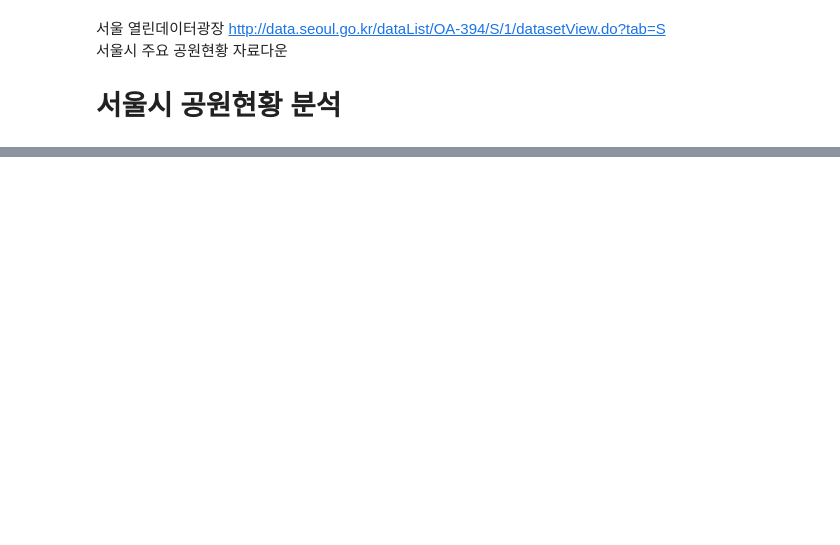
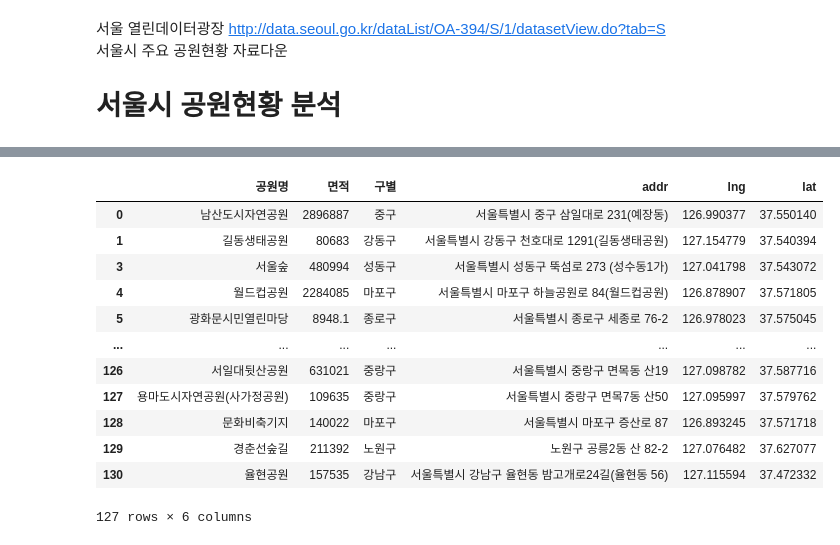
Before and after one commit to EGEG1212/Data-Analysis-2020, a Jupyter notebook: 07.Seoul/04_Park.ipynb, the cells around one changed output, grey strips where cells are left out. Cells and saved outputs as stored; diff of their text form; code cells hidden in the pictures; blank space fills up the shorter version.

```diff
--- a/07.Seoul/04_Park.ipynb
+++ b/07.Seoul/04_Park.ipynb
@@ -53,0 +100,4 @@ KeyError: "['area'] not in index"
+# %%
+# 129번행의 컬럼구별에 '노원구'값 넣기
+parkdf['구별'][129] = '노원구'
+parkdf.info()       #오~ 모두129개확인완료!
@@ -53,0 +146,3 @@ KeyError: "['area'] not in index"
+# %%
+# 인덱스2의 과천시 삭제
+parkdf.drop([2], inplace=True)
@@ -53,0 +179,3 @@ KeyError: "['area'] not in index"
+# %%
+parkdf.drop([6], inplace=True)
+parkdf.info()
@@ -53,0 +196,9 @@ KeyError: "['area'] not in index"
+# %%
+#면적부분 정리과정
+a_l = []
+for i in parkdf.index:
+    a = parkdf['면적'].str.split('㎡')[i][0]
+    a = a.strip('㎥ ')
+    a = a.strip('m²')
+    a = a.strip('총 ')
+    a_l.append(a.replace('m2',''))
@@ -53,0 +225,17 @@ KeyError: "['area'] not in index"
+# %%
+parkdf['면적'] = a_l # 컬럼면적 전처리한 부분을 다시 대입
+parkdf
+# %% [output]
+|  | 공원명 | 면적 | 구별 | addr | lng | lat |
+| 0 | 남산도시자연공원 | 2896887 | 중구 | 서울특별시 중구 삼일대로 231(예장동) | 126.990377 | 37.550140 |
+| 1 | 길동생태공원 | 80683 | 강동구 | 서울특별시 강동구 천호대로 1291(길동생태공원) | 127.154779 | 37.540394 |
+| 3 | 서울숲 | 480994 | 성동구 | 서울특별시 성동구 뚝섬로 273 (성수동1가) | 127.041798 | 37.543072 |
+| 4 | 월드컵공원 | 2284085 | 마포구 | 서울특별시 마포구 하늘공원로 84(월드컵공원) | 126.878907 | 37.571805 |
+| 5 | 광화문시민열린마당 | 8948.1 | 종로구 | 서울특별시 종로구 세종로 76-2 | 126.978023 | 37.575045 |
+| ... | ... | ... | ... | ... | ... | ... |
+| 126 | 서일대뒷산공원 | 631021 | 중랑구 | 서울특별시 중랑구 면목동 산19 | 127.098782 | 37.587716 |
+| 127 | 용마도시자연공원(사가정공원) | 109635 | 중랑구 | 서울특별시 중랑구 면목7동 산50 | 127.095997 | 37.579762 |
+| 128 | 문화비축기지 | 140022 | 마포구 | 서울특별시 마포구 증산로 87 | 126.893245 | 37.571718 |
+| 129 | 경춘선숲길 | 211392 | 노원구 | 노원구 공릉2동 산 82-2 | 127.076482 | 37.627077 |
+| 130 | 율현공원 | 157535 | 강남구 | 서울특별시 강남구 율현동 밤고개로24길(율현동 56) | 127.115594 | 37.472332 |
+127 rows × 6 columns
```
Also changed, not shown: parts of 54 cells of this notebook, 18 other files.
